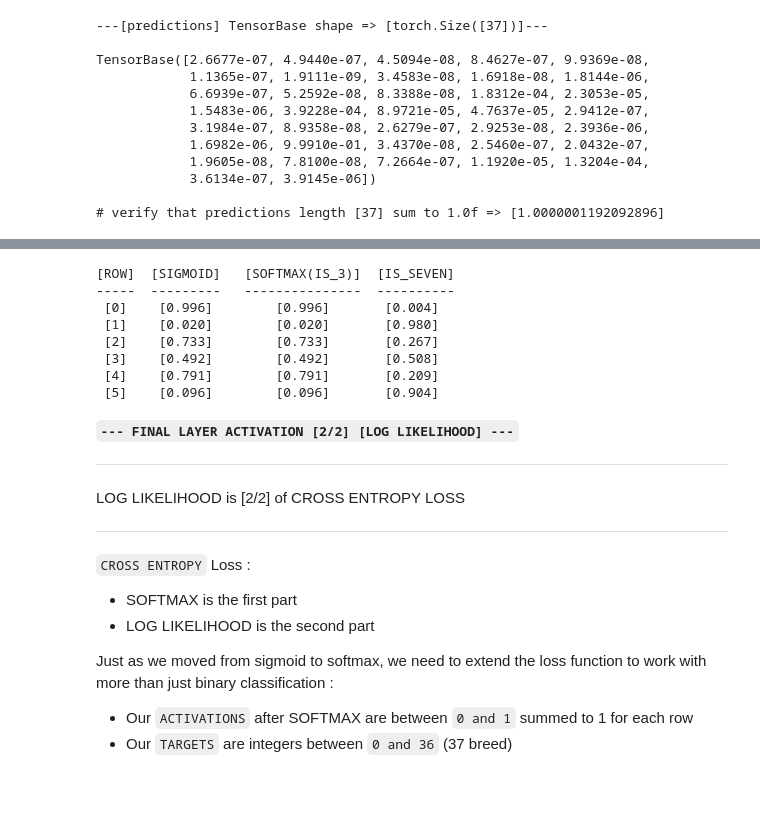
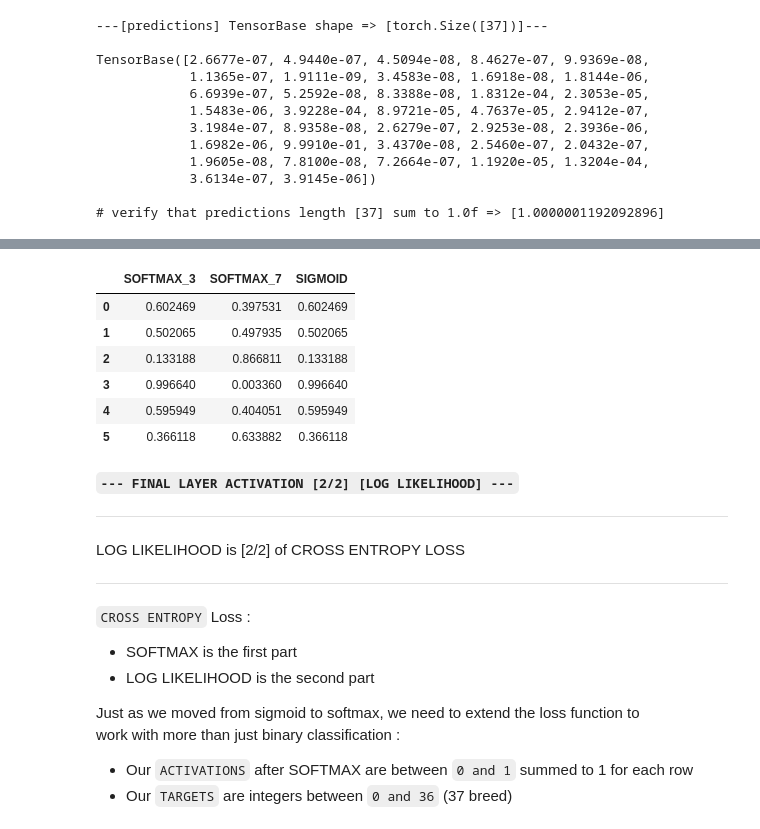
Before and after one commit to miketon/JupyterJeep, a Jupyter notebook: fastai_exercises/fast-ai-chapter05-image-classification.ipynb, the cells around one changed output, grey strips where cells are left out. Cells and saved outputs as stored; diff of their text form; code cells hidden in the pictures; blank space fills up the shorter version.

```diff
--- a/fastai_exercises/fast-ai-chapter05-image-classification.ipynb
+++ b/fastai_exercises/fast-ai-chapter05-image-classification.ipynb
@@ -409,22 +408,25 @@ def softmax(x):
 # %%
 sm_acts = torch.softmax(acts, dim=1)
 # @audit 🖶 : Verify that SOFTMAX returns same value as SIGMOID for 2 categories
 # where both columns/categories sum to 1.0f
-print('[ROW]  [SIGMOID]   [SOFTMAX(IS_3)]  [IS_SEVEN]')
-print('-----  ---------   ---------------  ----------')
+data = []
 for i in range(len(sm_acts)):
+    row = sm_acts[i].tolist()
+    # recalculating the sigmoid of the difference between the 3/7 columns
     sum_sigmoid = (acts[i][0] - acts[i][1]).sigmoid()
-    print(f' [{i}]    [{sum_sigmoid:5.3f}]        [{sm_acts[i][0]:5.3f}]       [{sm_acts[i][1]:5.3f}]')
+    row.append(sum_sigmoid.tolist())
+    data.append(row)
+
+pd.DataFrame(data, columns=['SOFTMAX_3', 'SOFTMAX_7', 'SIGMOID'])
 #sm_acts
 # %% [output]
-[ROW]  [SIGMOID]   [SOFTMAX(IS_3)]  [IS_SEVEN]
------  ---------   ---------------  ----------
- [0]    [0.996]        [0.996]       [0.004]
- [1]    [0.020]        [0.020]       [0.980]
- [2]    [0.733]        [0.733]       [0.267]
- [3]    [0.492]        [0.492]       [0.508]
- [4]    [0.791]        [0.791]       [0.209]
- [5]    [0.096]        [0.096]       [0.904]
+|  | SOFTMAX_3 | SOFTMAX_7 | SIGMOID |
+| 0 | 0.602469 | 0.397531 | 0.602469 |
+| 1 | 0.502065 | 0.497935 | 0.502065 |
+| 2 | 0.133188 | 0.866811 | 0.133188 |
+| 3 | 0.996640 | 0.003360 | 0.996640 |
+| 4 | 0.595949 | 0.404051 | 0.595949 |
+| 5 | 0.366118 | 0.633882 | 0.366118 |
 # %% [markdown]
 **`--- FINAL LAYER ACTIVATION [2/2] [LOG LIKELIHOOD] ---`**
 ***
```
Also changed, not shown: parts of 7 cells of this notebook.
